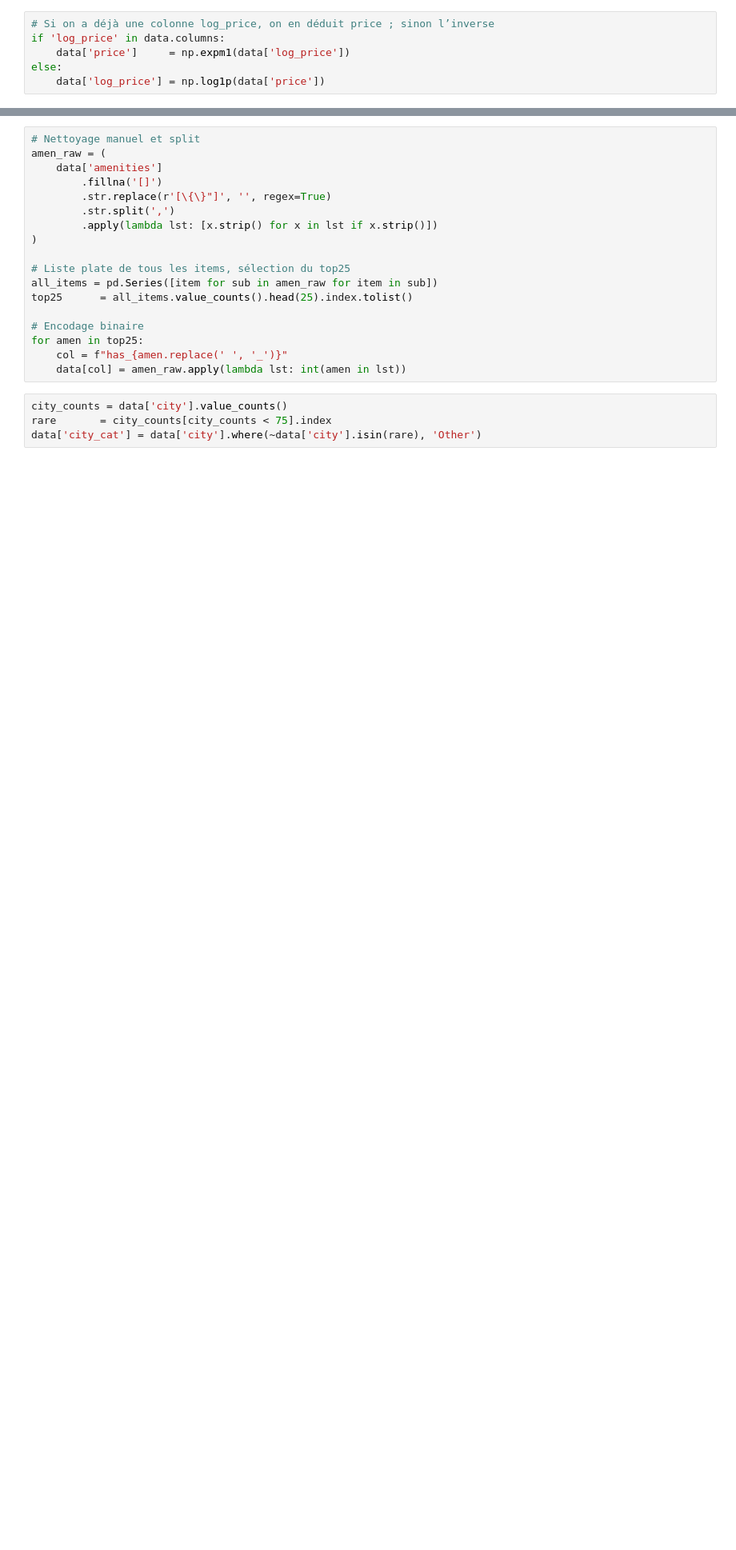
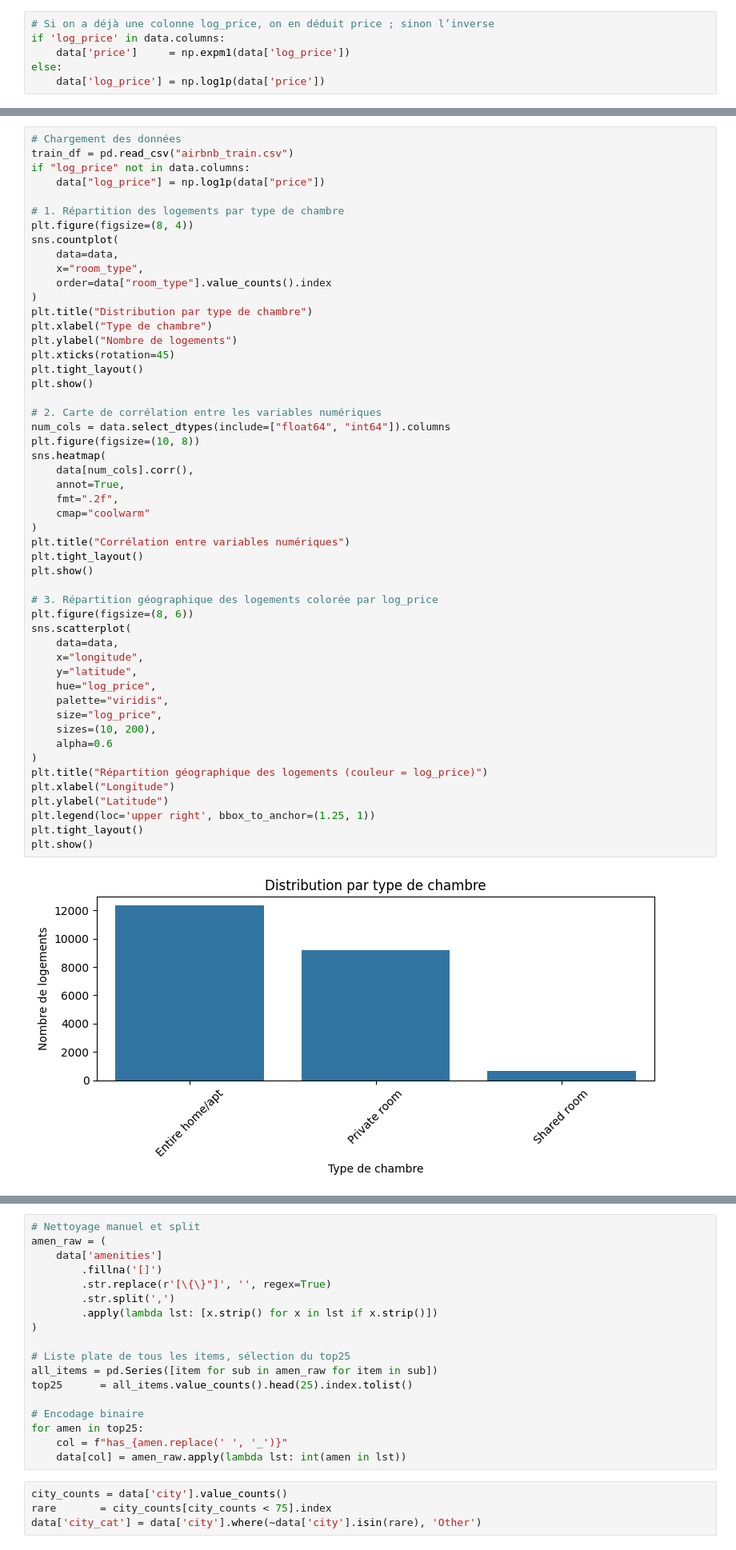
Before and after one commit to aure2004/Projet-Analyse-de-Donee, a Jupyter notebook: test_final.ipynb, the cells around one changed output, grey strips where cells are left out. Shown at 80% size. Saved outputs shown, nothing was run; the diff lists cells and outputs as text; blank space fills up the shorter version.

```diff
--- a/test_final.ipynb
+++ b/test_final.ipynb
@@ -80,0 +107,53 @@ plt.show()
+# %%
+# Chargement des données
+train_df = pd.read_csv("airbnb_train.csv")
+if "log_price" not in data.columns:
+    data["log_price"] = np.log1p(data["price"])
+
+# 1. Répartition des logements par type de chambre
+plt.figure(figsize=(8, 4))
+sns.countplot(
+    data=data,
+    x="room_type",
+    order=data["room_type"].value_counts().index
+)
+plt.title("Distribution par type de chambre")
+plt.xlabel("Type de chambre")
+plt.ylabel("Nombre de logements")
+plt.xticks(rotation=45)
+plt.tight_layout()
+plt.show()
+
+# 2. Carte de corrélation entre les variables numériques
+num_cols = data.select_dtypes(include=["float64", "int64"]).columns
+plt.figure(figsize=(10, 8))
+sns.heatmap(
+    data[num_cols].corr(),
+    annot=True,
+    fmt=".2f",
+    cmap="coolwarm"
+)
+plt.title("Corrélation entre variables numériques")
+plt.tight_layout()
+plt.show()
+
+# 3. Répartition géographique des logements colorée par log_price
+plt.figure(figsize=(8, 6))
+sns.scatterplot(
+    data=data,
+    x="longitude",
+    y="latitude",
+    hue="log_price",
+    palette="viridis",
+    size="log_price",
+    sizes=(10, 200),
+    alpha=0.6
+)
+plt.title("Répartition géographique des logements (couleur = log_price)")
+plt.xlabel("Longitude")
+plt.ylabel("Latitude")
+plt.legend(loc='upper right', bbox_to_anchor=(1.25, 1))
+plt.tight_layout()
+plt.show()
+# %% [output]
+[figure, added]
```
Also changed, not shown: parts of 20 cells of this notebook.
